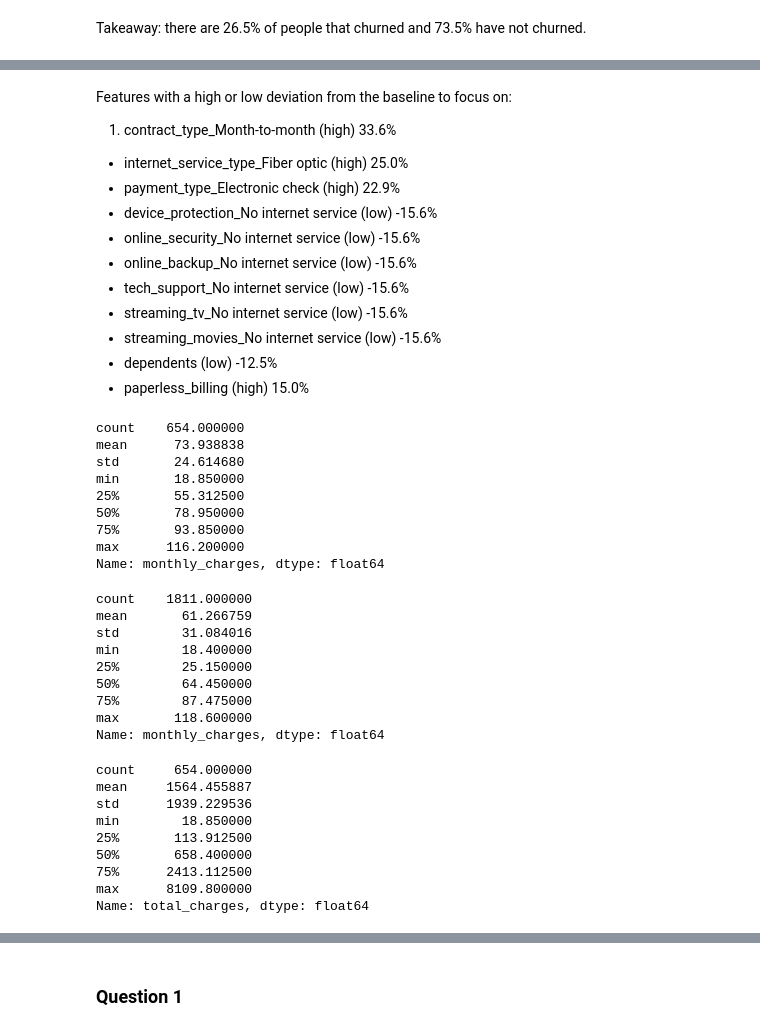
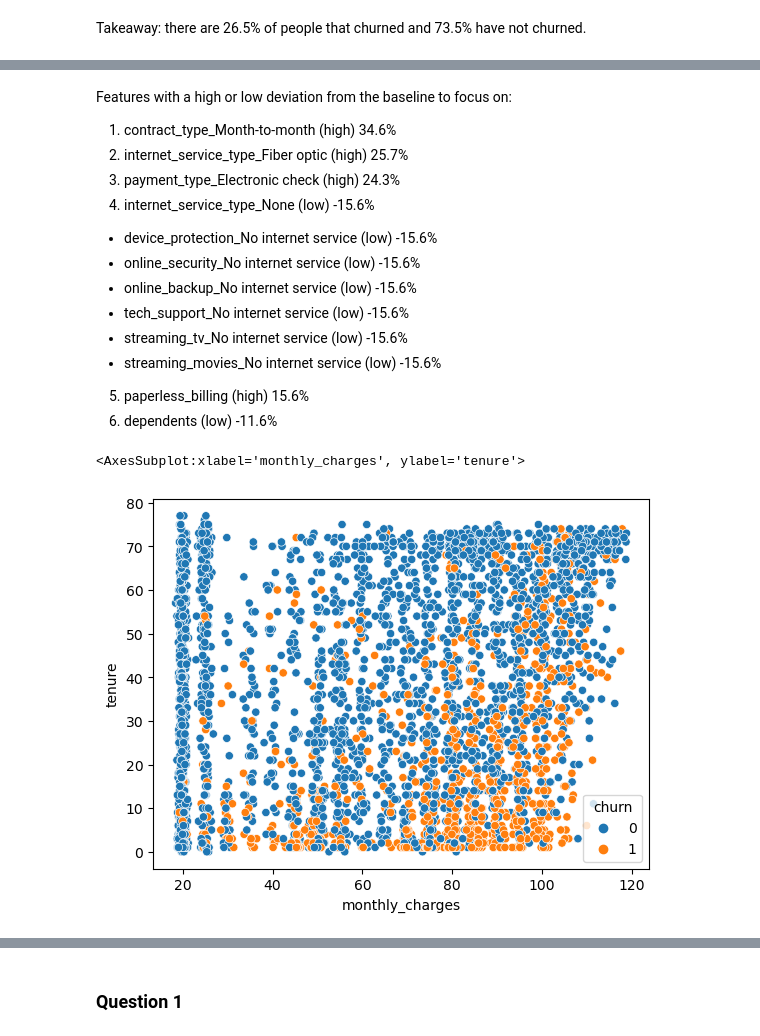
Before and after one commit to JoshuaHolt-Tech/classification_project, a Jupyter notebook: working_notebook.ipynb, the cells around one changed output, grey strips where cells are left out. Drawn from its saved outputs; the diff is of its cells as text; code cells hidden in the pictures.

```diff
--- a/working_notebook.ipynb
+++ b/working_notebook.ipynb
@@ -130,49 +147,20 @@ contract_type_Two year                 |        3.1 % |      -21.3 |       24.4%
 # %% [markdown]
 Features with a high or low deviation from the baseline to focus on:
-1. contract_type_Month-to-month (high) 33.6%
-- internet_service_type_Fiber optic (high) 25.0%
-- payment_type_Electronic check (high) 22.9%
+1. contract_type_Month-to-month (high) 34.6%
+2. internet_service_type_Fiber optic (high) 25.7%
+3. payment_type_Electronic check (high) 24.3%
+4. internet_service_type_None (low) -15.6%
 - device_protection_No internet service (low) -15.6%
 - online_security_No internet service (low) -15.6%
 - online_backup_No internet service (low) -15.6%
 - tech_support_No internet service (low) -15.6%
 - streaming_tv_No internet service (low) -15.6%
 - streaming_movies_No internet service (low) -15.6%
-- dependents (low) -12.5%
-- paperless_billing (high) 15.0%
+5. paperless_billing (high) 15.6%
+6. dependents (low) -11.6%
 # %%
-churn_df.monthly_charges.describe()
+#building a plot to show a relationship
+sns.scatterplot(data = train_df, y = 'tenure', x = 'monthly_charges', hue='churn')
 # %% [output]
-count    654.000000
-mean      73.938838
-std       24.614680
-min       18.850000
-25%       55.312500
-50%       78.950000
-75%       93.850000
-max      116.200000
-Name: monthly_charges, dtype: float64
+<AxesSubplot:xlabel='monthly_charges', ylabel='tenure'>
+[figure, added]
-# %%
-no_churn.monthly_charges.describe()
-# %% [output]
-count    1811.000000
-mean       61.266759
-std        31.084016
-min        18.400000
-25%        25.150000
-50%        64.450000
-75%        87.475000
-max       118.600000
-Name: monthly_charges, dtype: float64
-# %%
-churn_df.total_charges.describe()
-# %% [output]
-count     654.000000
-mean     1564.455887
-std      1939.229536
-min        18.850000
-25%       113.912500
-50%       658.400000
-75%      2413.112500
-max      8109.800000
-Name: total_charges, dtype: float64
```
Also changed, not shown: parts of 61 cells of this notebook, 1 other file.
